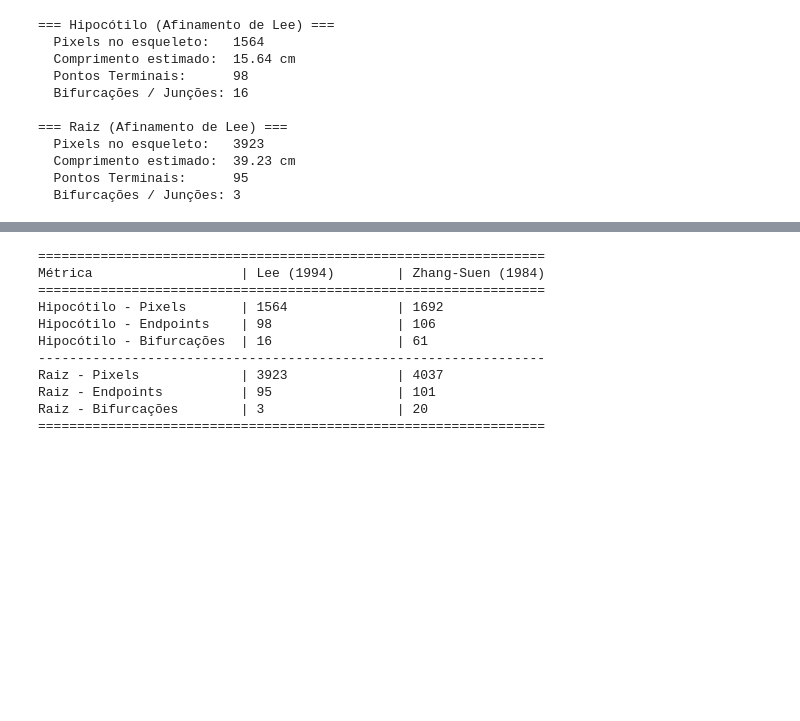
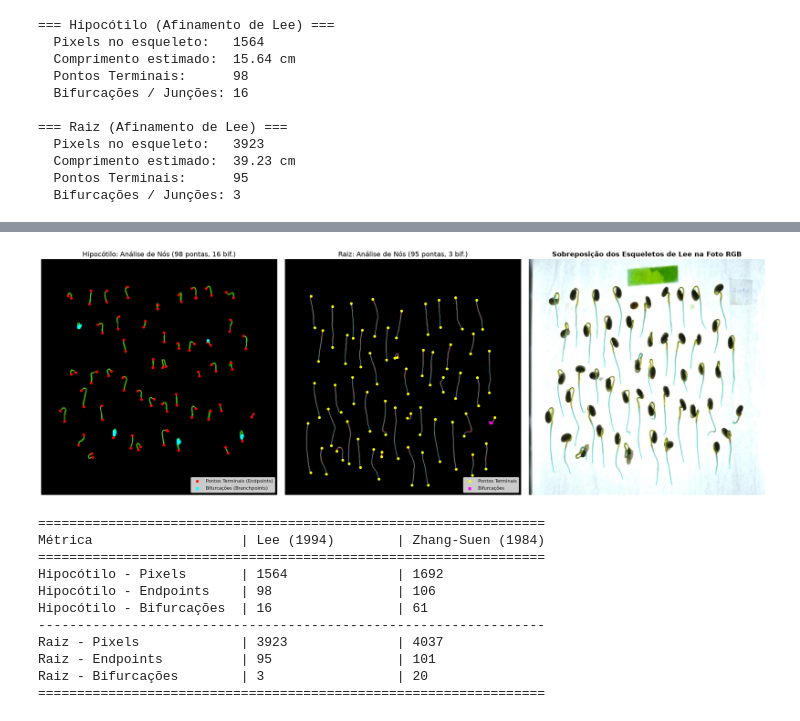
Before and after one commit to viniciussec/seedlng-skeleton, a Jupyter notebook: Esqueletizacao_Lee_Afinamento_Puro.ipynb, the cells around one changed output, grey strips where cells are left out. Cells and saved outputs as stored; diff of their text form; code cells hidden in the pictures; blank space fills up the shorter version.

```diff
--- a/Esqueletizacao_Lee_Afinamento_Puro.ipynb
+++ b/Esqueletizacao_Lee_Afinamento_Puro.ipynb
@@ -256,3 +263,43 @@ plt.show()
+# %%
+# ============================================================
+# CÉLULA 7B — Análise Topológica Detalhada (Nós, Bifurcações e Sobreposição RGB)
+# ============================================================
+fig, axes = plt.subplots(1, 3, figsize=(24, 8))
+
+# Hipocótilo com nós
+vis_hyp_nodes = vis_hyp.copy()
+axes[0].imshow(vis_hyp_nodes)
+y_ep, x_ep = np.where(analysis_hyp["endpoints_mask"])
+y_bp, x_bp = np.where(analysis_hyp["branchpoints_mask"])
+axes[0].scatter(x_ep, y_ep, c='red', s=30, label='Pontos Terminais (Endpoints)')
+axes[0].scatter(x_bp, y_bp, c='cyan', s=40, marker='s', label='Bifurcações (Branchpoints)')
+axes[0].set_title(f"Hipocótilo: Análise de Nós ({analysis_hyp['n_endpoints']} pontas, {analysis_hyp['n_branchpoints']} bif.)", fontsize=16)
+axes[0].legend(loc='lower right', fontsize=11)
+
+# Raiz com nós
+vis_root_nodes = vis_root.copy()
+axes[1].imshow(vis_root_nodes)
+y_epr, x_epr = np.where(analysis_root["endpoints_mask"])
+y_bpr, x_bpr = np.where(analysis_root["branchpoints_mask"])
+axes[1].scatter(x_epr, y_epr, c='yellow', s=30, label='Pontos Terminais')
+axes[1].scatter(x_bpr, y_bpr, c='magenta', s=40, marker='s', label='Bifurcações')
+axes[1].set_title(f"Raiz: Análise de Nós ({analysis_root['n_endpoints']} pontas, {analysis_root['n_branchpoints']} bif.)", fontsize=16)
+axes[1].legend(loc='lower right', fontsize=11)
+
+# Sobreposição na foto RGB da plântula
+vis_overlay = cv2.cvtColor(orig_img, cv2.COLOR_BGR2RGB).copy()
+vis_overlay[skel_hyp_lee]  = (255, 255, 0)
+vis_overlay[skel_root_lee] = (0, 255, 255)
+axes[2].imshow(vis_overlay)
+axes[2].set_title("Sobreposição dos Esqueletos de Lee na Foto RGB", fontsize=16, fontweight='bold')
+
+for ax in axes:
+    ax.axis('off')
+
+plt.tight_layout()
+plt.show()
+# %% [output]
+[figure, added]
 # %%
 # ============================================================
 # CÉLULA 8 — Comparativo Técnico Direto: Lee vs. Zhang-Suen
```
Also changed, not shown: parts of 2 cells of this notebook, 4 other files.
